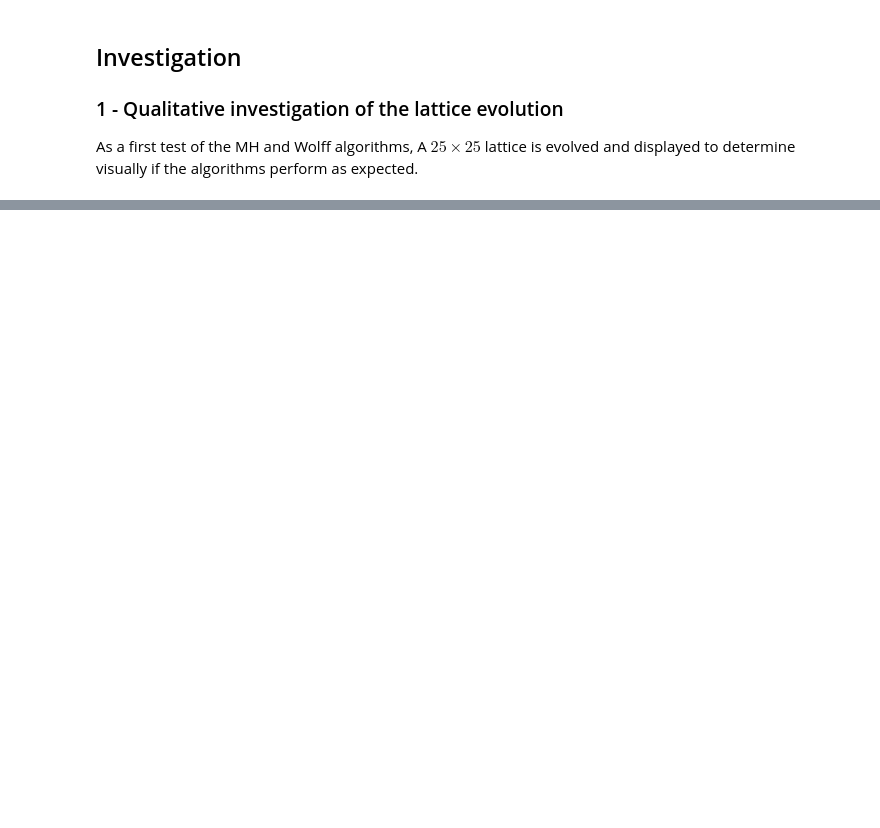
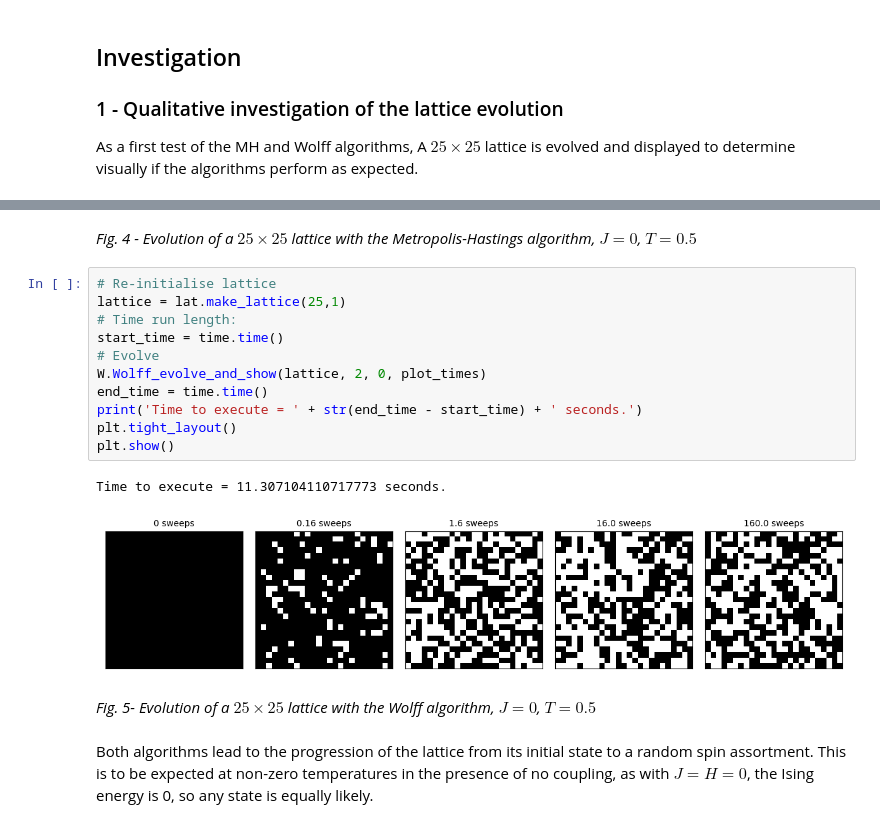
Before and after one commit to Part-II-Computational-Physics/cluster-algorithms-for-monte-carlo-jbd29, a Jupyter notebook: Report_final.ipynb, the cells around one changed output, grey strips where cells are left out. Drawn from its saved outputs; the diff is of its cells as text; blank space fills up the shorter version.

```diff
--- a/Report_final.ipynb
+++ b/Report_final.ipynb
@@ -355,0 +357,20 @@ plt.show()
+# %% [markdown]
+*Fig. 4 - Evolution of a $25 \times 25$ lattice with the Metropolis-Hastings algorithm, $J = 0$, $T = 0.5$*
+# %%
+# Re-initialise lattice
+lattice = lat.make_lattice(25,1)
+# Time run length:
+start_time = time.time()
+# Evolve
+W.Wolff_evolve_and_show(lattice, 2, 0, plot_times)
+end_time = time.time()
+print('Time to execute = ' + str(end_time - start_time) + ' seconds.')
+plt.tight_layout()
+plt.show()
+# %% [output]
+Time to execute = 11.307104110717773 seconds.
+[figure, added]
+# %% [markdown]
+*Fig. 5- Evolution of a $25 \times 25$ lattice with the Wolff algorithm, $J = 0$, $T = 0.5$*
+# %% [markdown]
+Both algorithms lead to the progression of the lattice from its initial state to a random spin assortment. This is to be expected at non-zero temperatures in the presence of no coupling, as with $J = H = 0$, the Ising energy is 0, so any state is equally likely.
```
Also changed, not shown: parts of 10 cells of this notebook.
